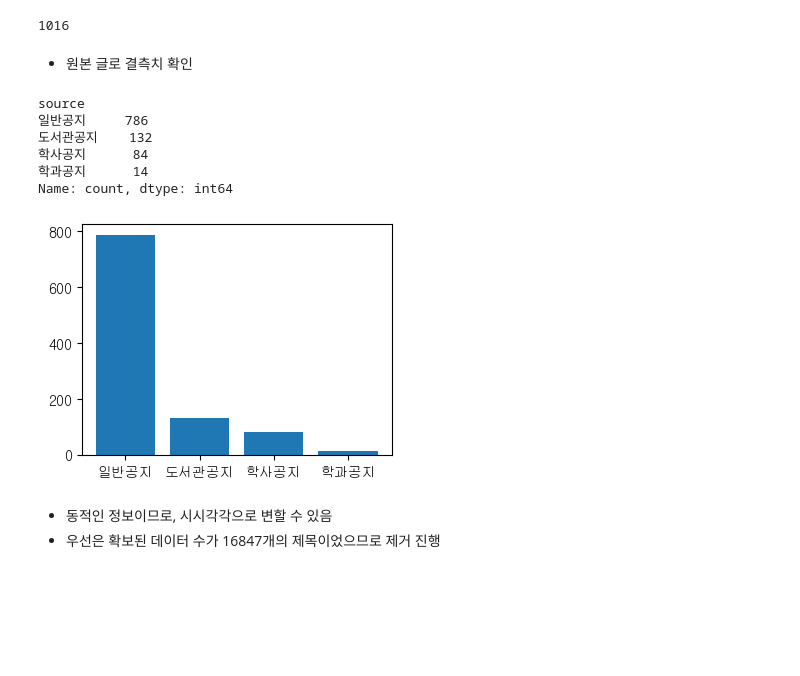
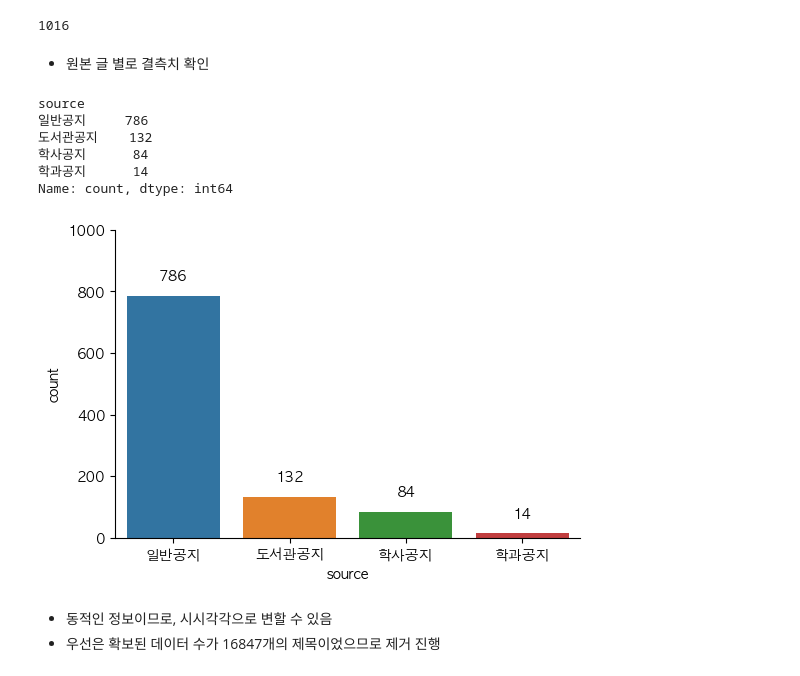
Before and after one commit to JunHyung1206/SchoolChatBot, a Jupyter notebook: data/Data Preprocessing.ipynb, the cells around one changed output. Drawn from its saved outputs; the diff is of its cells as text; code cells hidden in the pictures; blank space fills up the shorter version.

```diff
--- a/data/Data Preprocessing.ipynb
+++ b/data/Data Preprocessing.ipynb
@@ -9,10 +9,8 @@ import os
 import sys
 import glob
 # %%
-from matplotlib import font_manager, rc
-font_path = 'C:\\Windows\\Fonts\\NGULIM.TTF'
-font = font_manager.FontProperties(fname=font_path).get_name()
-rc('font', family=font)
+plt.rcParams['font.family'] = 'AppleGothic'
+plt.rcParams['axes.unicode_minus'] = False
 # %%
 df = pd.read_csv('../datasets/integrated_datasets.csv')
 # %% [markdown]
@@ -62,7 +60,7 @@ len(missing_df)
 # %% [output]
 1016
 # %% [markdown]
-- 원본 글로 결측치 확인
+- 원본 글 별로 결측치 확인
 # %%
 counts = missing_df['source'].value_counts()
 # %%
@@ -75,11 +73,20 @@ source
 학과공지      14
 Name: count, dtype: int64
 # %%
-plt.figure(figsize= (4, 3))
-plt.bar(counts.keys(), counts.values)
+plt.figure(figsize=(6,4))
+ax = sns.countplot(x=missing_df['source'], order = missing_df['source'].value_counts().index)
+
+for p in ax.patches:
+    height = p.get_height()
+    ax.text(p.get_x() + p.get_width() / 2, height + 50, int(height), ha='center', size=10)
+
+ax.set_ylim(0,1000)
+for s in ['top', 'right']:
+    ax.spines[s].set_visible(False)
+
 plt.show()
 # %% [output]
-[figure, old version]
+[figure, new version]
 # %% [markdown]
 - 동적인 정보이므로, 시시각각으로 변할 수 있음
 - 우선은 확보된 데이터 수가 16847개의 제목이었으므로 제거 진행
```
Also changed, not shown: parts of 7 cells of this notebook, 1 other file.
